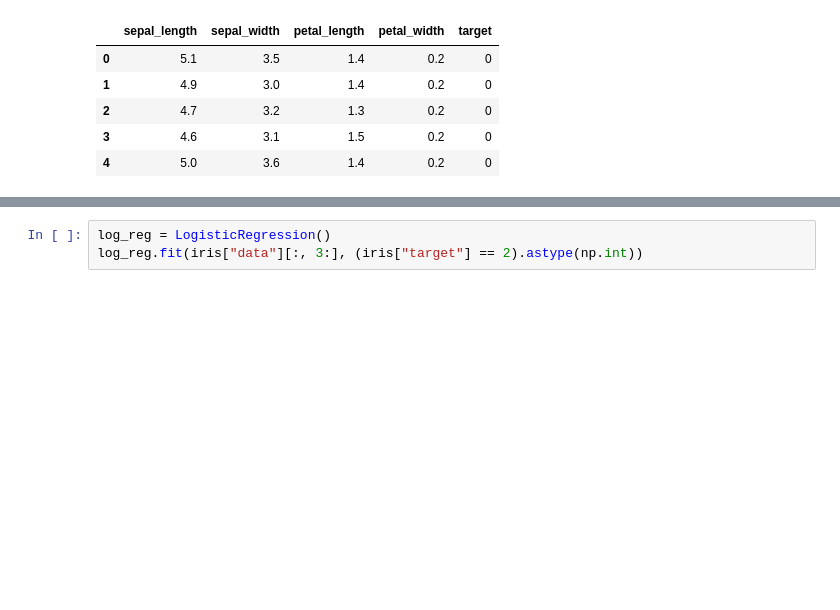
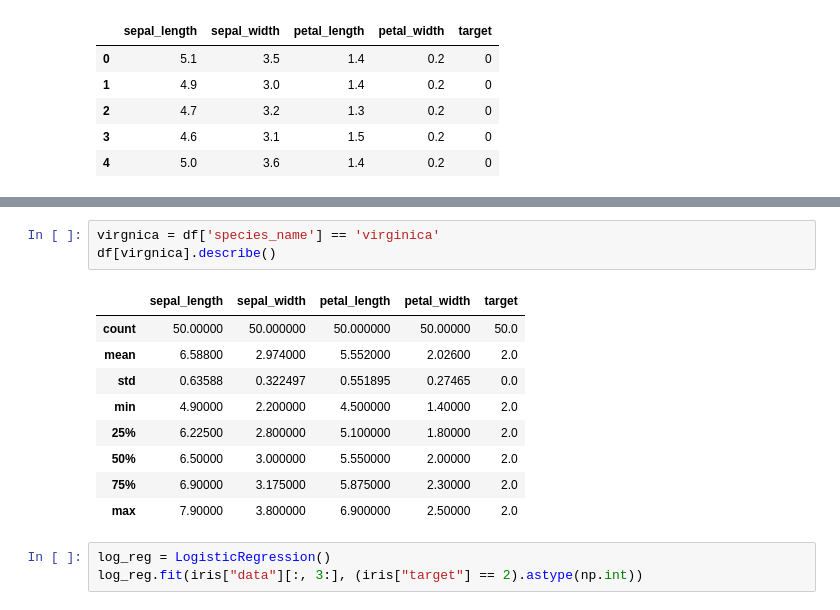
Before and after one commit to mostafaghadimi/IEEE-HandsOn, a Jupyter notebook: GLM.ipynb, the cells around one changed output, grey strips where cells are left out. Drawn from its saved outputs; the diff is of its cells as text; blank space fills up the shorter version.

```diff
--- a/GLM.ipynb
+++ b/GLM.ipynb
@@ -109,3 +147,16 @@ df.head()
+# %%
+virgnica = df['species_name'] == 'virginica'
+df[virgnica].describe()
+# %% [output]
+|  | sepal_length | sepal_width | petal_length | petal_width | target |
+| count | 50.00000 | 50.000000 | 50.000000 | 50.00000 | 50.0 |
+| mean | 6.58800 | 2.974000 | 5.552000 | 2.02600 | 2.0 |
+| std | 0.63588 | 0.322497 | 0.551895 | 0.27465 | 0.0 |
+| min | 4.90000 | 2.200000 | 4.500000 | 1.40000 | 2.0 |
+| 25% | 6.22500 | 2.800000 | 5.100000 | 1.80000 | 2.0 |
+| 50% | 6.50000 | 3.000000 | 5.550000 | 2.00000 | 2.0 |
+| 75% | 6.90000 | 3.175000 | 5.875000 | 2.30000 | 2.0 |
+| max | 7.90000 | 3.800000 | 6.900000 | 2.50000 | 2.0 |
 # %%
 log_reg = LogisticRegression()
 log_reg.fit(iris["data"][:, 3:], (iris["target"] == 2).astype(np.int))
```
Also changed, not shown: parts of 6 cells of this notebook.
